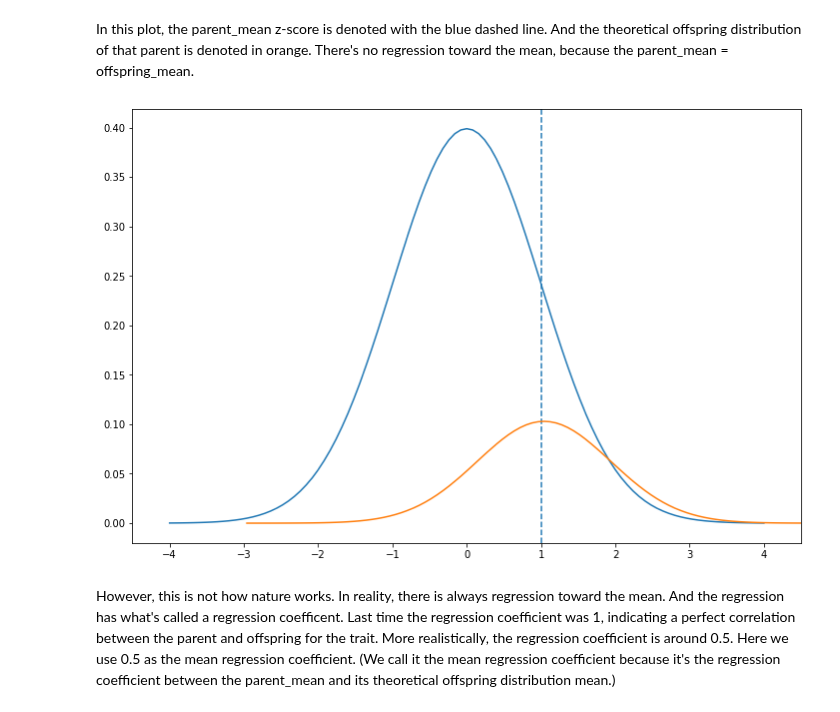
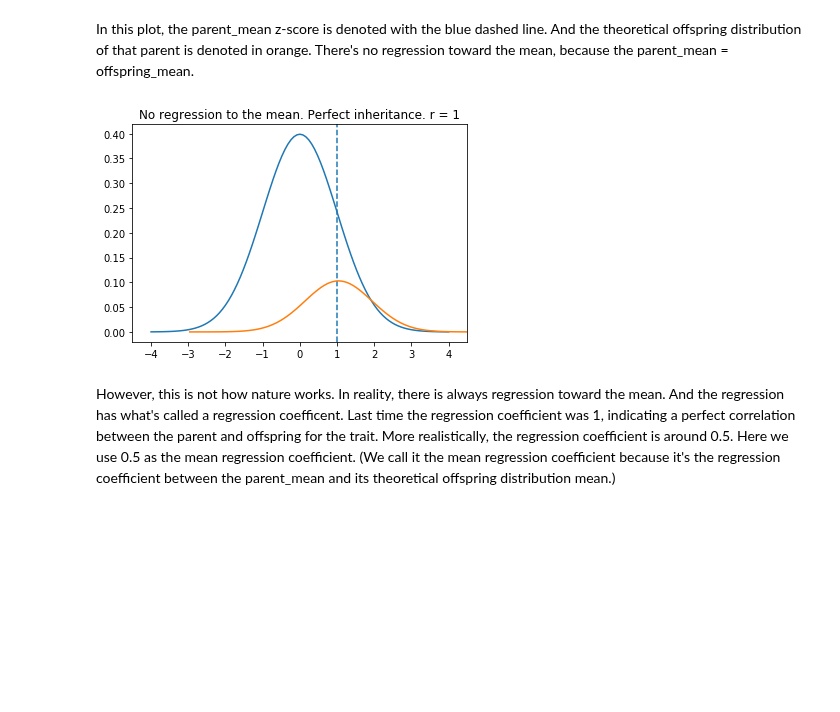
Before and after one commit to jessebmurray/polygenic, a Jupyter notebook: tree_project_explainer.ipynb, the cells around one changed output. Saved outputs shown, nothing was run; the diff lists cells and outputs as text; code cells hidden in the pictures; blank space fills up the shorter version.

```diff
--- a/tree_project_explainer.ipynb
+++ b/tree_project_explainer.ipynb
@@ -158,13 +158,13 @@ In this plot, the parent_mean z-score is denoted with the blue dashed line. And
 distribution of that parent is denoted in orange. There's no regression toward the mean, because the
 parent_mean = offspring_mean.
 # %%
-plt.figure(figsize=fig_size)
 plt.xlim(-4.5, 4.5)
 plt.axvline(x=1, linestyle='--')
+plt.title('No regression to the mean. Perfect inheritance. r = 1')
 tree.plot_distribution(parent_distribution_dem)
 tree.plot_distribution(single_offspring_distribution1)
 # %% [output]
-[figure, old version]
+[figure, new version]
 # %% [markdown]
 However, this is not how nature works. In reality, there is always regression toward the mean. And the regression has what's called a regression coefficent. Last time the regression coefficient was 1, indicating a perfect correlation between the parent and offspring for the trait. More realistically, the regression coefficient is around 0.5. Here we use 0.5 as the mean regression coefficient. (We call it the mean regression coefficient because it's the regression coefficient between the parent_mean and its theoretical offspring distribution mean.)
 # %%
```
Also changed, not shown: parts of 18 cells of this notebook.
